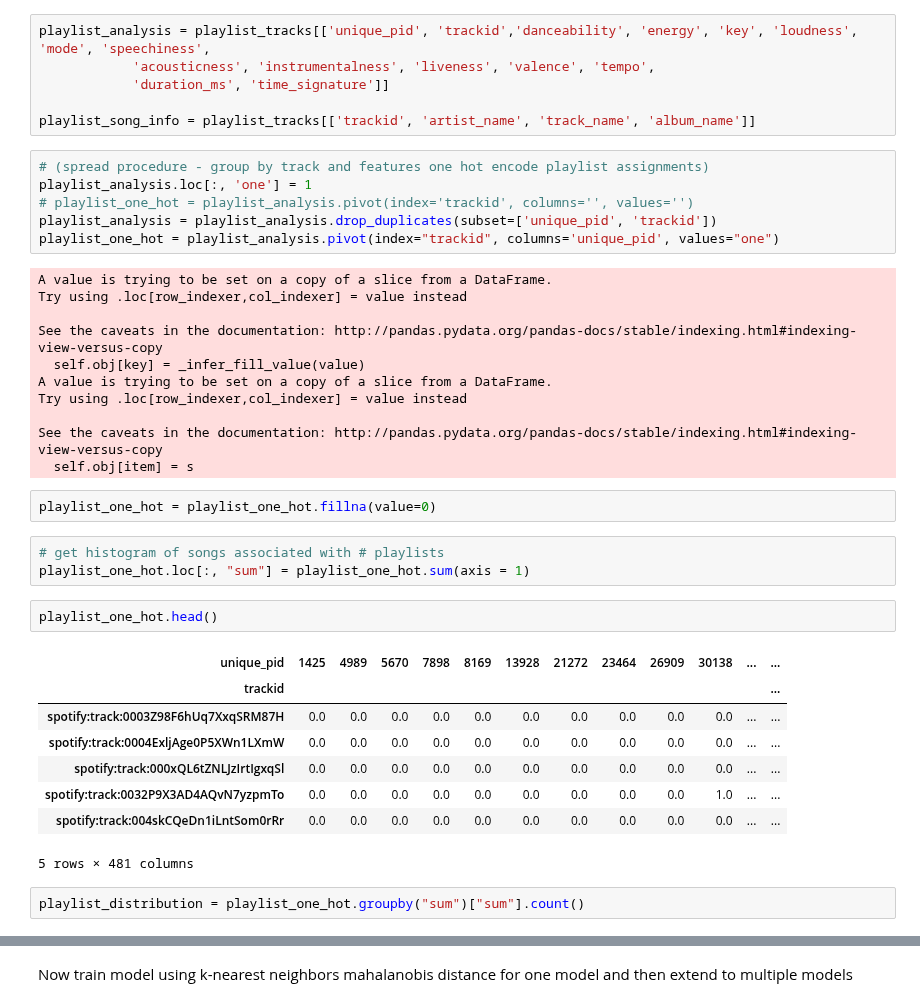
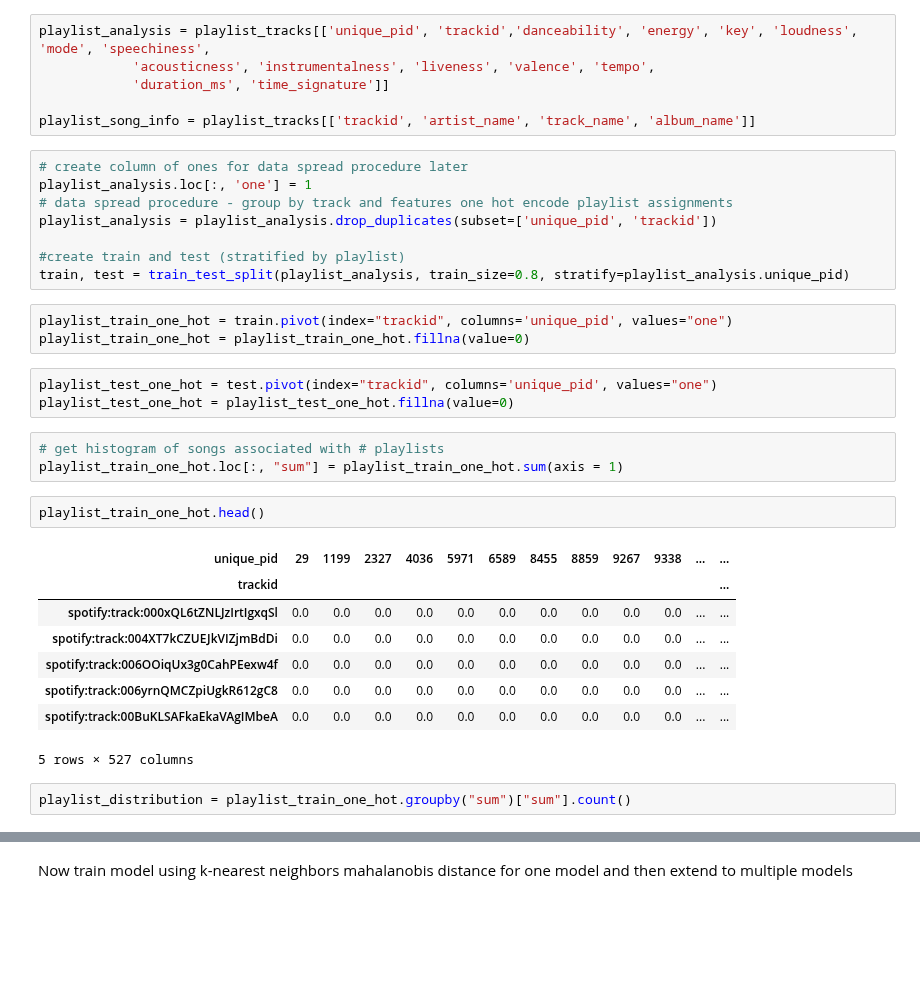
Before and after one commit to spotted-d/spotify-project, a Jupyter notebook: notebooks/marklock_models.ipynb, the cells around one changed output, grey strips where cells are left out. Cells and saved outputs as stored; diff of their text form; blank space fills up the shorter version.

Commit message:
stratified

```diff
--- a/notebooks/marklock_models.ipynb
+++ b/notebooks/marklock_models.ipynb
@@ -104,40 +106,35 @@ playlist_analysis = playlist_tracks[['unique_pid', 'trackid','danceability', 'en
 
 playlist_song_info = playlist_tracks[['trackid', 'artist_name', 'track_name', 'album_name']]
 # %%
-# (spread procedure - group by track and features one hot encode playlist assignments)
+# create column of ones for data spread procedure later
 playlist_analysis.loc[:, 'one'] = 1
-# playlist_one_hot = playlist_analysis.pivot(index='trackid', columns='', values='')
+# data spread procedure - group by track and features one hot encode playlist assignments
 playlist_analysis = playlist_analysis.drop_duplicates(subset=['unique_pid', 'trackid'])
-playlist_one_hot = playlist_analysis.pivot(index="trackid", columns='unique_pid', values="one")
+
+#create train and test (stratified by playlist)
+train, test = train_test_split(playlist_analysis, train_size=0.8, stratify=playlist_analysis.unique_pid)
-# %% [output]
-A value is trying to be set on a copy of a slice from a DataFrame.
-Try using .loc[row_indexer,col_indexer] = value instead
-
-See the caveats in the documentation: http://pandas.pydata.org/pandas-docs/stable/indexing.html#indexing-view-versus-copy
-  self.obj[key] = _infer_fill_value(value)
-A value is trying to be set on a copy of a slice from a DataFrame.
-Try using .loc[row_indexer,col_indexer] = value instead
-
-See the caveats in the documentation: http://pandas.pydata.org/pandas-docs/stable/indexing.html#indexing-view-versus-copy
-  self.obj[item] = s
-# %%
-playlist_one_hot = playlist_one_hot.fillna(value=0)
+# %%
+playlist_train_one_hot = train.pivot(index="trackid", columns='unique_pid', values="one")
+playlist_train_one_hot = playlist_train_one_hot.fillna(value=0)
+# %%
+playlist_test_one_hot = test.pivot(index="trackid", columns='unique_pid', values="one")
+playlist_test_one_hot = playlist_test_one_hot.fillna(value=0)
 # %%
 # get histogram of songs associated with # playlists
-playlist_one_hot.loc[:, "sum"] = playlist_one_hot.sum(axis = 1)
+playlist_train_one_hot.loc[:, "sum"] = playlist_train_one_hot.sum(axis = 1)
 # %%
-playlist_one_hot.head()
+playlist_train_one_hot.head()
 # %% [output]
-| unique_pid | 1425 | 4989 | 5670 | 7898 | 8169 | 13928 | 21272 | 23464 | 26909 | 30138 | ... | ... |
+| unique_pid | 29 | 1199 | 2327 | 4036 | 5971 | 6589 | 8455 | 8859 | 9267 | 9338 | ... | ... |
 | trackid |  |  |  |  |  |  |  |  |  |  |  | ... |
-| spotify:track:0003Z98F6hUq7XxqSRM87H | 0.0 | 0.0 | 0.0 | 0.0 | 0.0 | 0.0 | 0.0 | 0.0 | 0.0 | 0.0 | ... | ... |
-| spotify:track:0004ExljAge0P5XWn1LXmW | 0.0 | 0.0 | 0.0 | 0.0 | 0.0 | 0.0 | 0.0 | 0.0 | 0.0 | 0.0 | ... | ... |
 | spotify:track:000xQL6tZNLJzIrtIgxqSl | 0.0 | 0.0 | 0.0 | 0.0 | 0.0 | 0.0 | 0.0 | 0.0 | 0.0 | 0.0 | ... | ... |
-| spotify:track:0032P9X3AD4AQvN7yzpmTo | 0.0 | 0.0 | 0.0 | 0.0 | 0.0 | 0.0 | 0.0 | 0.0 | 0.0 | 1.0 | ... | ... |
-| spotify:track:004skCQeDn1iLntSom0rRr | 0.0 | 0.0 | 0.0 | 0.0 | 0.0 | 0.0 | 0.0 | 0.0 | 0.0 | 0.0 | ... | ... |
+| spotify:track:004XT7kCZUEJkVIZjmBdDi | 0.0 | 0.0 | 0.0 | 0.0 | 0.0 | 0.0 | 0.0 | 0.0 | 0.0 | 0.0 | ... | ... |
+| spotify:track:006OOiqUx3g0CahPEexw4f | 0.0 | 0.0 | 0.0 | 0.0 | 0.0 | 0.0 | 0.0 | 0.0 | 0.0 | 0.0 | ... | ... |
+| spotify:track:006yrnQMCZpiUgkR612gC8 | 0.0 | 0.0 | 0.0 | 0.0 | 0.0 | 0.0 | 0.0 | 0.0 | 0.0 | 0.0 | ... | ... |
+| spotify:track:00BuKLSAFkaEkaVAgIMbeA | 0.0 | 0.0 | 0.0 | 0.0 | 0.0 | 0.0 | 0.0 | 0.0 | 0.0 | 0.0 | ... | ... |
-5 rows × 481 columns
+5 rows × 527 columns
 # %%
-playlist_distribution = playlist_one_hot.groupby("sum")["sum"].count()
+playlist_distribution = playlist_train_one_hot.groupby("sum")["sum"].count()
 # %%
 playlist_distribution
 # %% [output]
```
Also changed, not shown: parts of 12 cells of this notebook.
